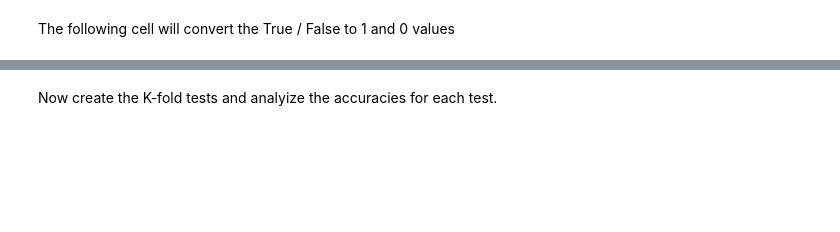
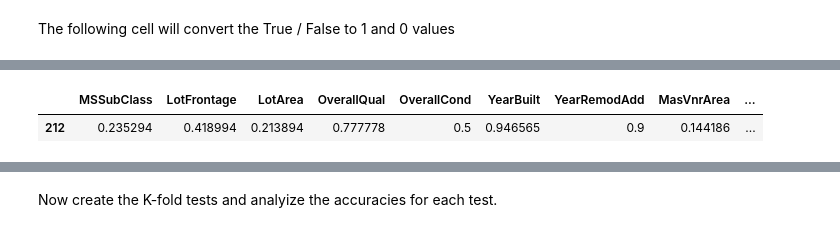
Before and after one commit to Thet-Wai-123/Capstone-Project, a Jupyter notebook: House Prices Regression.ipynb, the cells around one changed output, grey strips where cells are left out. Saved outputs shown, nothing was run; the diff lists cells and outputs as text; code cells hidden in the pictures; blank space fills up the shorter version.

```diff
--- a/House Prices Regression.ipynb
+++ b/House Prices Regression.ipynb
@@ -227,0 +300,11 @@ scaled_df_MinMax.sample()
+# %%
+columns_to_scaler_MinMax_testing = df_converted_testing.drop(columns=['Id'])
+scaled_data_MinMax_testing = scaler_MinMax.fit_transform(columns_to_scaler_MinMax_testing)
+
+scaled_df_MinMax_testing = pd.DataFrame(scaled_data_MinMax_testing, columns=columns_to_scaler_MinMax_testing.columns)
+scaled_df_MinMax_testing = pd.concat([df_converted_testing[['Id']], scaled_df_MinMax_testing], axis=1)
+scaled_df_MinMax_testing.drop(columns = ['Id'], inplace=True)
+scaled_df_MinMax_testing.sample()
+# %% [output]
+|  | MSSubClass | LotFrontage | LotArea | OverallQual | OverallCond | YearBuilt | YearRemodAdd | MasVnrArea | ... |
+| 212 | 0.235294 | 0.418994 | 0.213894 | 0.777778 | 0.5 | 0.946565 | 0.9 | 0.144186 | ... |
```
Also changed, not shown: parts of 26 cells of this notebook.
